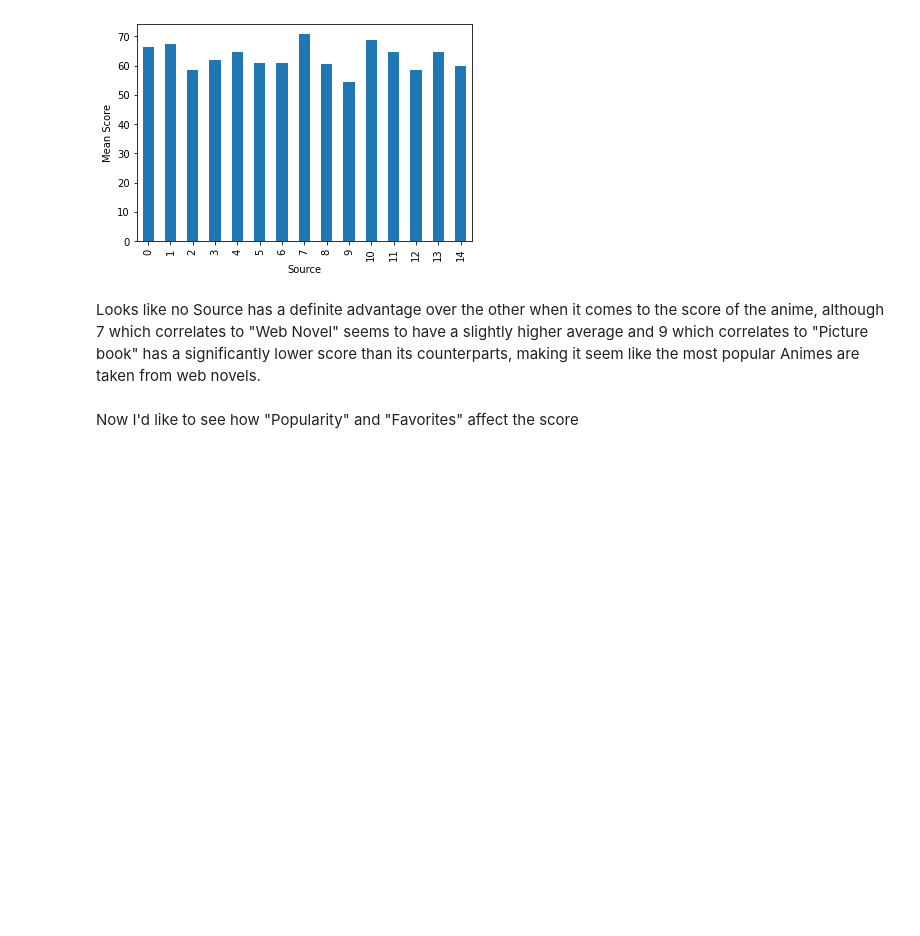
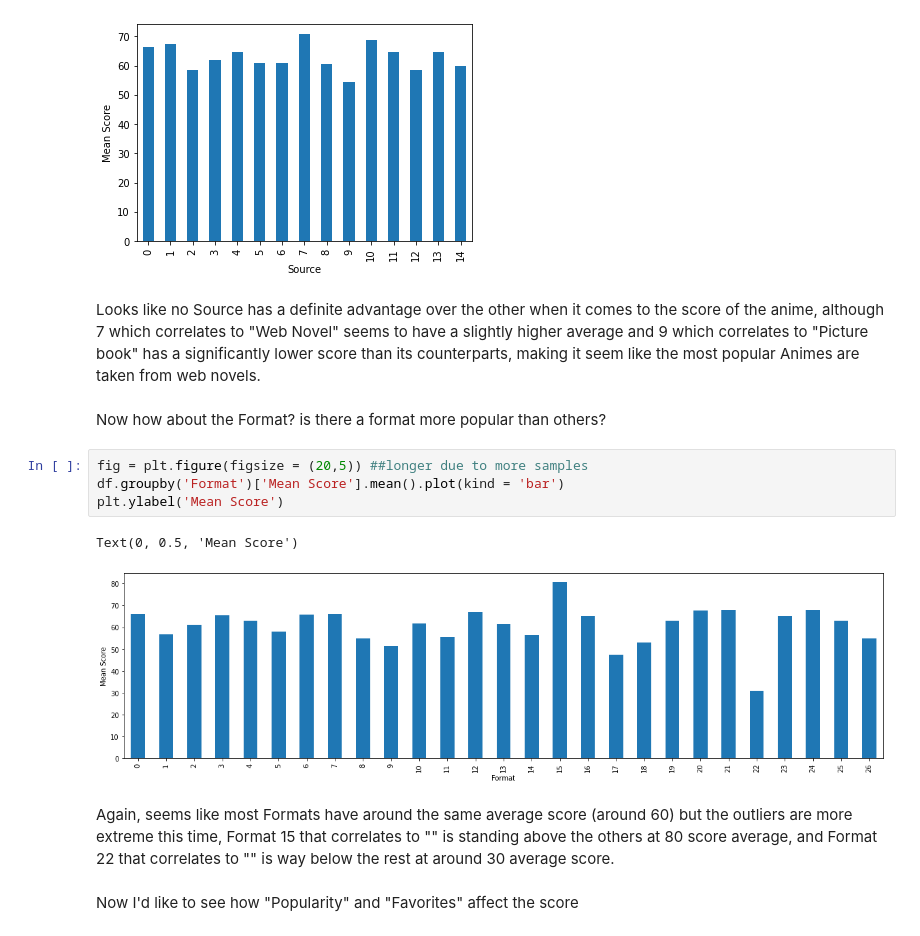
Before and after one commit to ItanMallul/DS_Proj, a Jupyter notebook: EDA.ipynb, the cells around one changed output. Saved outputs shown, nothing was run; the diff lists cells and outputs as text; blank space fills up the shorter version.

```diff
--- a/EDA.ipynb
+++ b/EDA.ipynb
@@ -59,6 +50,17 @@ Text(0, 0.5, 'Mean Score')
 [figure]
 # %% [markdown]
 <p>Looks like no Source has a definite advantage over the other when it comes to the score of the anime, although 7 which correlates to "Web Novel" seems to have a slightly higher average and 9 which correlates to "Picture book" has a significantly lower score than its counterparts, making it seem like the most popular Animes are taken from web novels.</p>
+# %% [markdown]
+<div>Now how about the Format? is there a format more popular than others?</div>
+# %%
+fig = plt.figure(figsize = (20,5)) ##longer due to more samples
+df.groupby('Format')['Mean Score'].mean().plot(kind = 'bar')
+plt.ylabel('Mean Score')
+# %% [output]
+Text(0, 0.5, 'Mean Score')
+[figure, added]
+# %% [markdown]
+<p>Again, seems like most Formats have around the same average score (around 60) but the outliers are more extreme this time, Format 15 that correlates to "" is standing above the others at 80 score average, and Format 22 that correlates to "" is way below the rest at around 30 average score. </p>
 # %% [markdown]
 <p>Now I'd like to see how "Popularity" and "Favorites" affect the score</p>
 # %%
```
Also changed, not shown: parts of 10 cells of this notebook.
